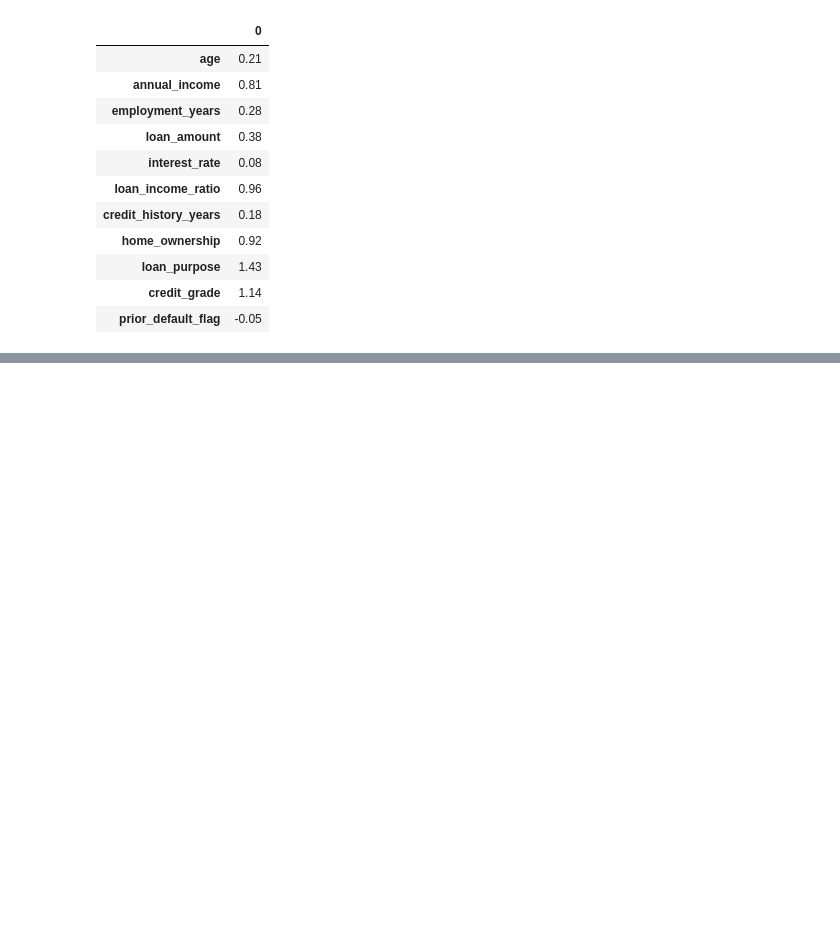
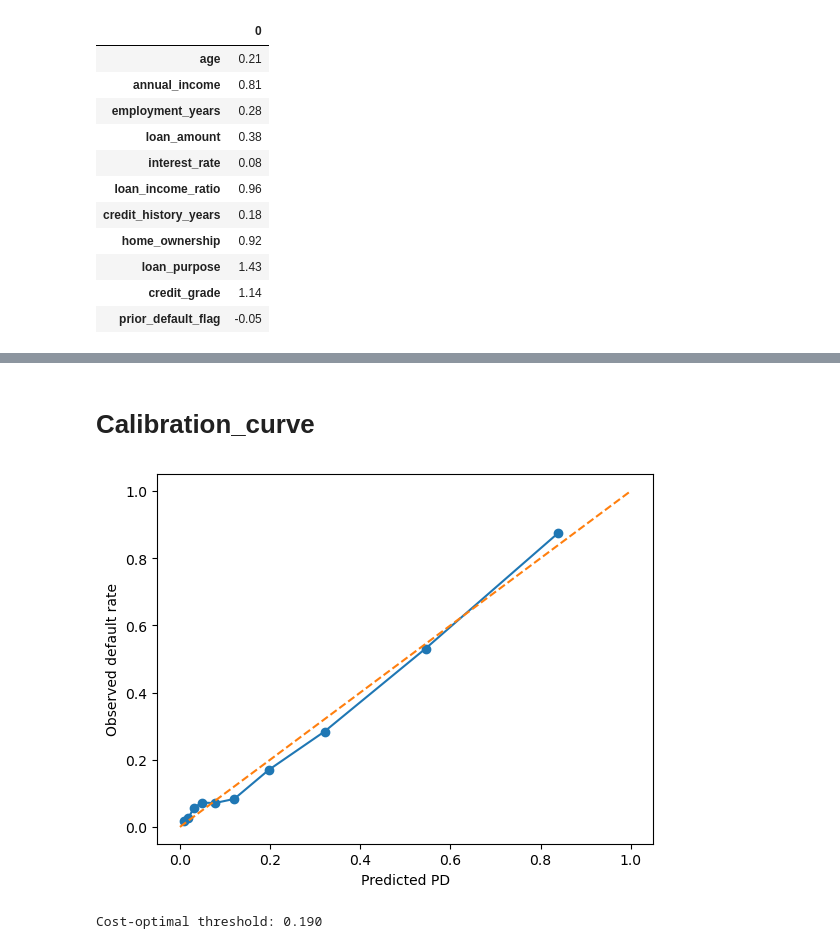
Before and after one commit to manish-singh-deswal/credit-risk-application-scorecard, a Jupyter notebook: 02_notebooks/model.ipynb, the cells around one changed output, grey strips where cells are left out. Drawn from its saved outputs; the diff is of its cells as text; code cells hidden in the pictures; blank space fills up the shorter version.

```diff
--- a/02_notebooks/model.ipynb
+++ b/02_notebooks/model.ipynb
@@ -521,0 +624,45 @@ pd.DataFrame(index=X_train_woe.columns,data=np.round(logistic_regression_model.c
+# %% [markdown]
+# Calibration_curve
+# %%
+from sklearn.calibration import calibration_curve
+frac_pos, mean_pred = calibration_curve(y_test, y_prob, n_bins=10, strategy="quantile")
+plt.plot(mean_pred, frac_pos, marker="o"); plt.plot([0, 1], [0, 1], "--")
+plt.xlabel("Predicted PD"); plt.ylabel("Observed default rate"); plt.show()
+# %% [output]
+[figure, added]
+# %%
+import numpy as np
+import pandas as pd
+
+def find_cost_optimal_threshold(y_true, y_proba, cost_fn=5, cost_fp=1, thresholds=None):
+    """
+    Finds the threshold that minimizes total expected cost.
+
+    cost_fn : cost of a False Negative (approving a defaulter) — usually HIGH
+    cost_fp : cost of a False Positive (rejecting a good applicant) — usually LOWER
+    """
+    if thresholds is None:
+        thresholds = np.arange(0.05, 0.95, 0.01)
+
+    results = []
+    for t in thresholds:
+        y_pred = (y_proba >= t).astype(int)
+
+        fn = np.sum((y_true == 1) & (y_pred == 0))  # missed defaulters
+        fp = np.sum((y_true == 0) & (y_pred == 1))  # wrongly rejected good applicants
+
+        total_cost = fn * cost_fn + fp * cost_fp
+        results.append({'threshold': t, 'FN': fn, 'FP': fp, 'total_cost': total_cost})
+
+    results_df = pd.DataFrame(results)
+    best_row = results_df.loc[results_df['total_cost'].idxmin()]
+
+    return best_row['threshold'], results_df
+
+# Usage — you decide the cost ratio based on domain reasoning
+best_threshold, cost_curve = find_cost_optimal_threshold(
+    y_test, y_prob, cost_fn=5, cost_fp=1
+)
+print(f"Cost-optimal threshold: {best_threshold:.3f}")
+# %% [output]
+Cost-optimal threshold: 0.190
```
Also changed, not shown: parts of 20 cells of this notebook.
